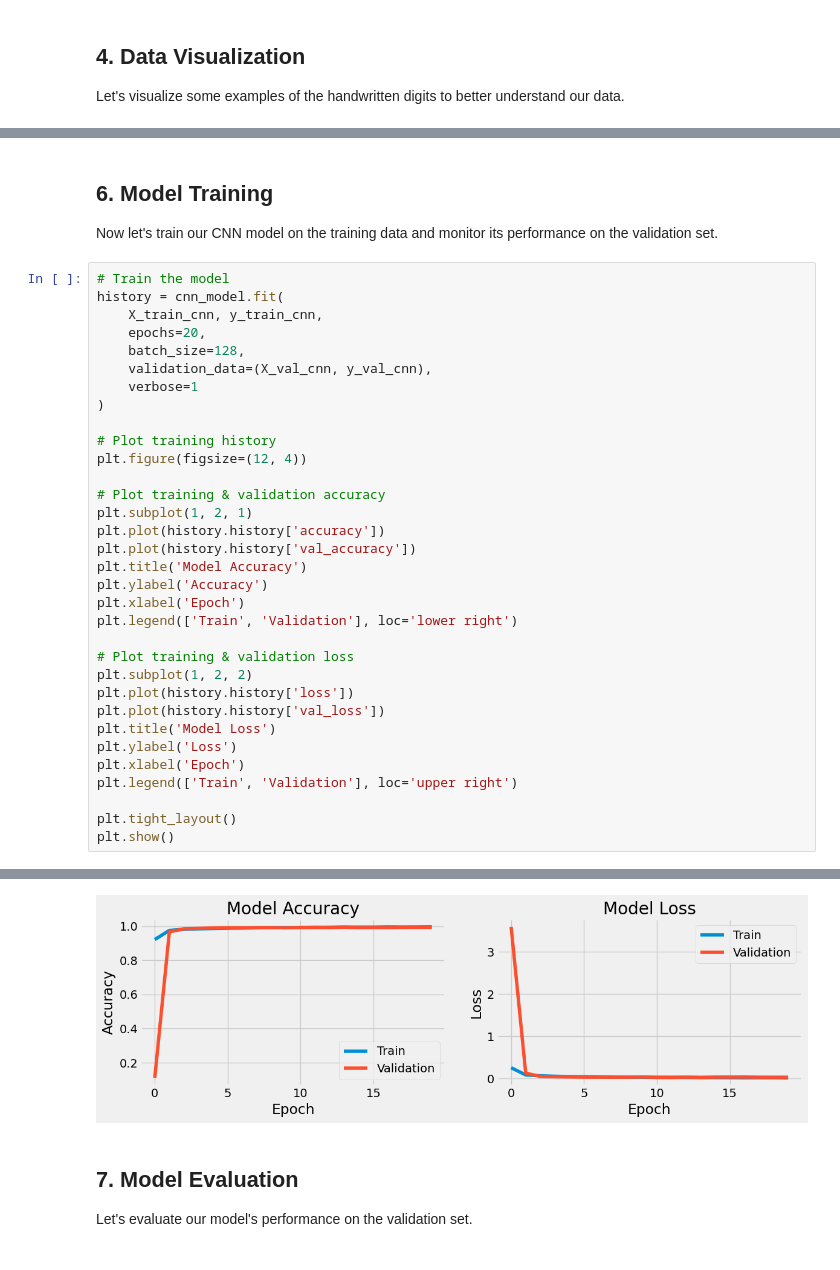
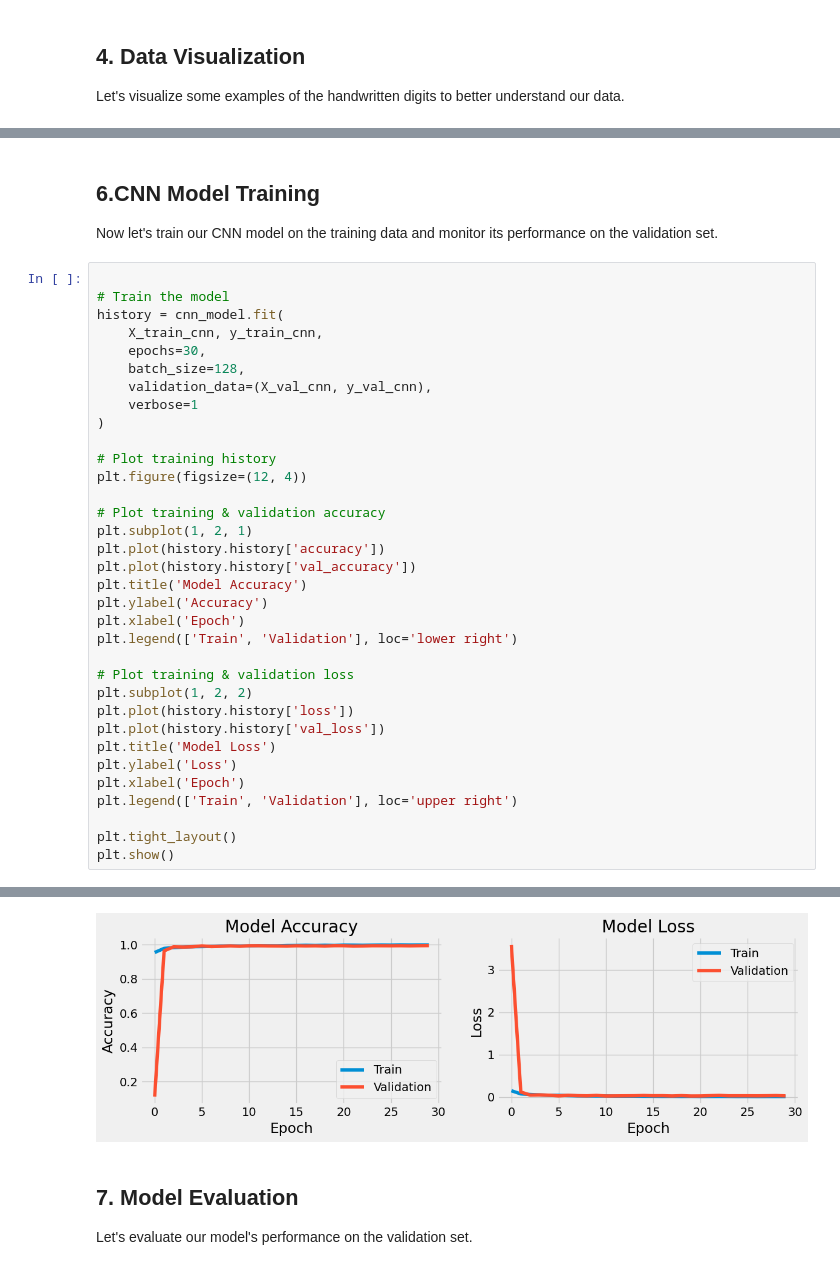
Before and after one commit to Tayyabsami1/Digit-Recognizer, a Jupyter notebook: Tayyab_i222505_DigitRecognizer.ipynb, the cells around one changed output, grey strips where cells are left out. Cells and saved outputs as stored; diff of their text form.

```diff
--- a/Tayyab_i222505_DigitRecognizer.ipynb
+++ b/Tayyab_i222505_DigitRecognizer.ipynb
@@ -250,14 +251,15 @@ Model: "sequential_1"
  Trainable params: 871,338 (3.32 MB)
  Non-trainable params: 704 (2.75 KB)
 # %% [markdown]
-## 6. Model Training
+## 6.CNN Model Training
 
 Now let's train our CNN model on the training data and monitor its performance on the validation set.
 # %%
+
 # Train the model
 history = cnn_model.fit(
     X_train_cnn, y_train_cnn,
-    epochs=20,
+    epochs=30,
     batch_size=128,
     validation_data=(X_val_cnn, y_val_cnn),
     verbose=1
@@ -307,4 +309,4 @@ Epoch 20/20
-[figure, old version]
+[figure, new version]
 # %% [markdown]
 ## 7. Model Evaluation
 
```
Also changed, not shown: parts of 19 cells of this notebook, 3 other files.
